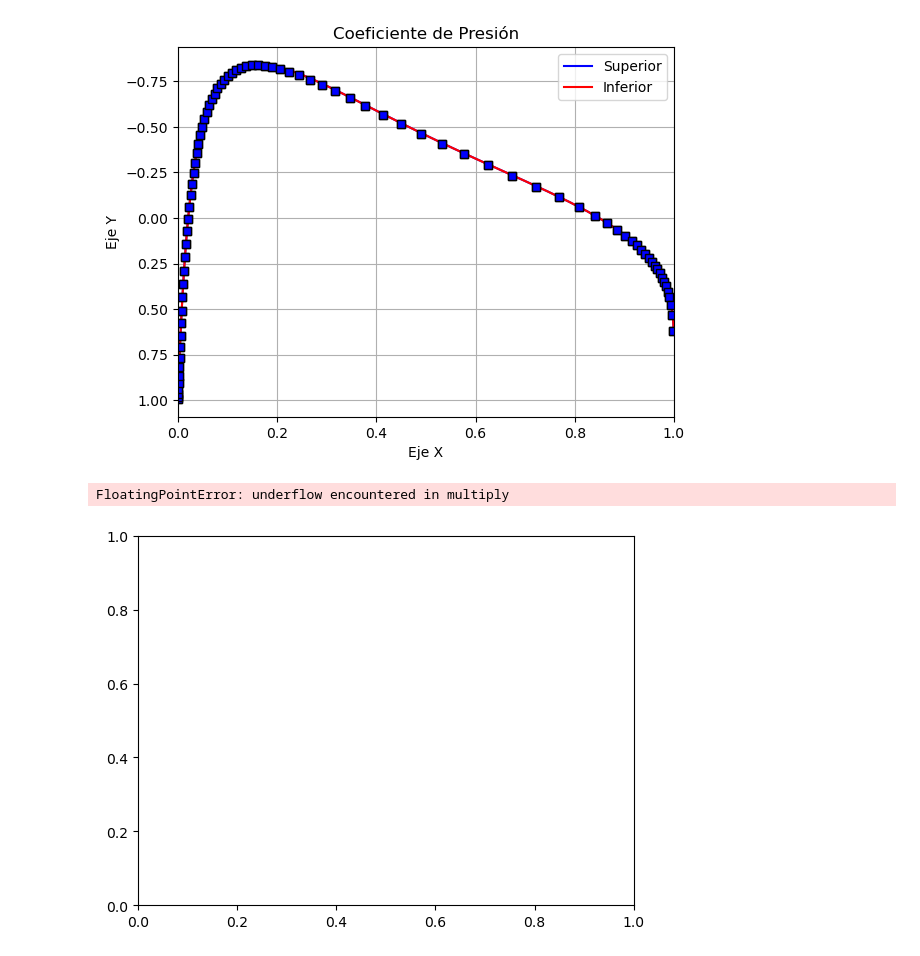
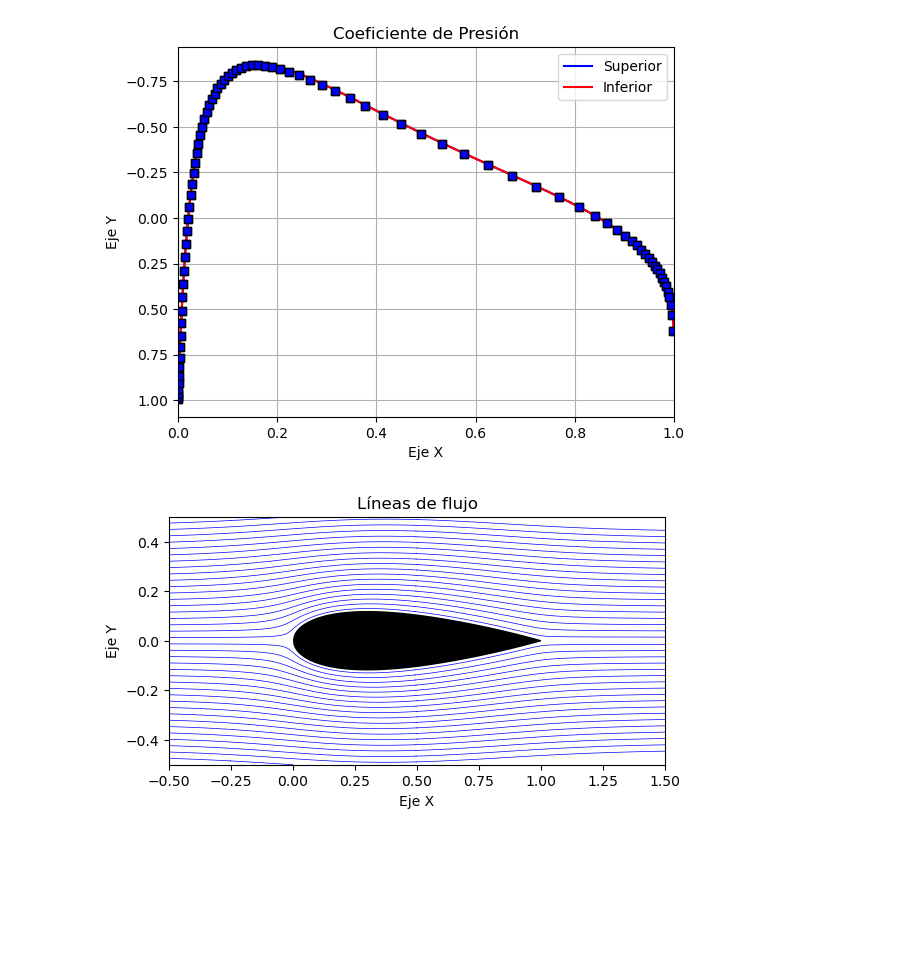
Before and after one commit to lviloriabas/aero-panel, a Jupyter notebook: airfoil.ipynb, the cells around one changed output. Saved outputs shown, nothing was run; the diff lists cells and outputs as text; code cells hidden in the pictures; blank space fills up the shorter version.

```diff
--- a/airfoil.ipynb
+++ b/airfoil.ipynb
@@ -247,29 +247,29 @@ plt.show()
 # %%
 # Líneas de flujo
 fig = plt.figure(5)
 plt.cla()
-plt.streamplot(
-    XX,
-    YY,
-    Vx,
-    Vy,
-    linewidth=0.5,
-    density=10,
-    color="b",
-    arrowstyle="-",
-    start_points=XYsl,
-)
+with np.errstate(under='ignore'):
+    plt.streamplot(
+        XX,
+        YY,
+        Vx,
+        Vy,
+        linewidth=0.5,
+        density=10,
+        color="b",
+        arrowstyle="-",
+        start_points=XYsl,
+    )
 plt.fill(XB, YB, "k")
 plt.title("Líneas de flujo")
 plt.xlabel("Eje X")
 plt.ylabel("Eje Y")
 plt.gca().set_aspect("equal")
 plt.xlim(xVals)
 plt.ylim(yVals)
 plt.show()
 # %% [output]
-FloatingPointError: underflow encountered in multiply
-[figure, old version]
+[figure, new version]
 # %%
 # Contorno de Cp
 fig = plt.figure(6)
```
Also changed, not shown: parts of 2 cells of this notebook, 2 other files.
